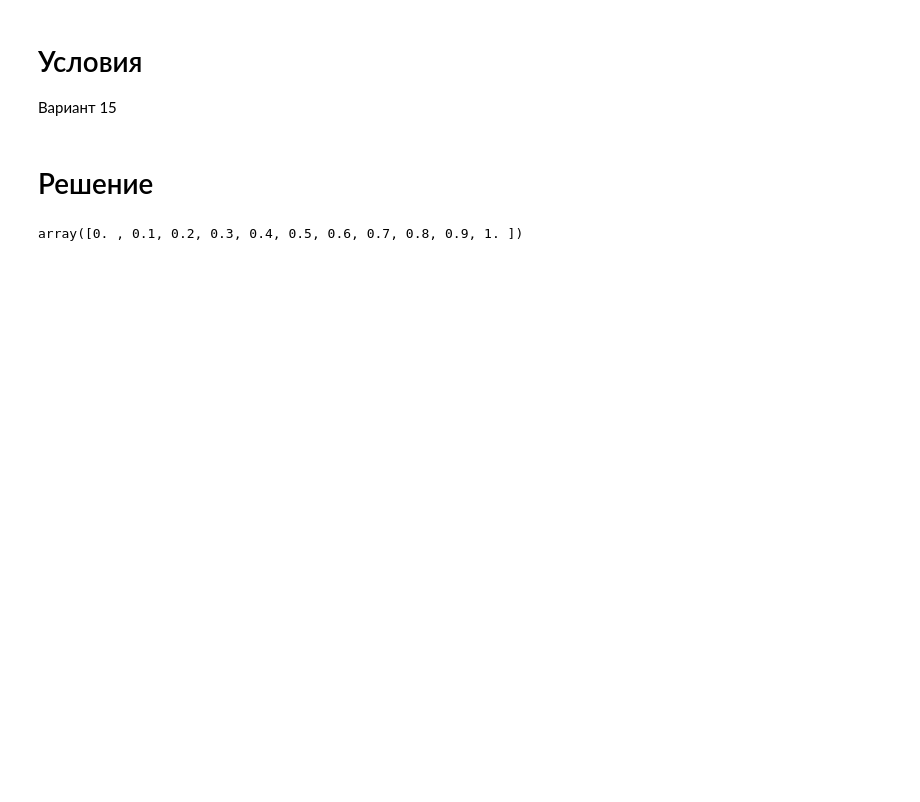
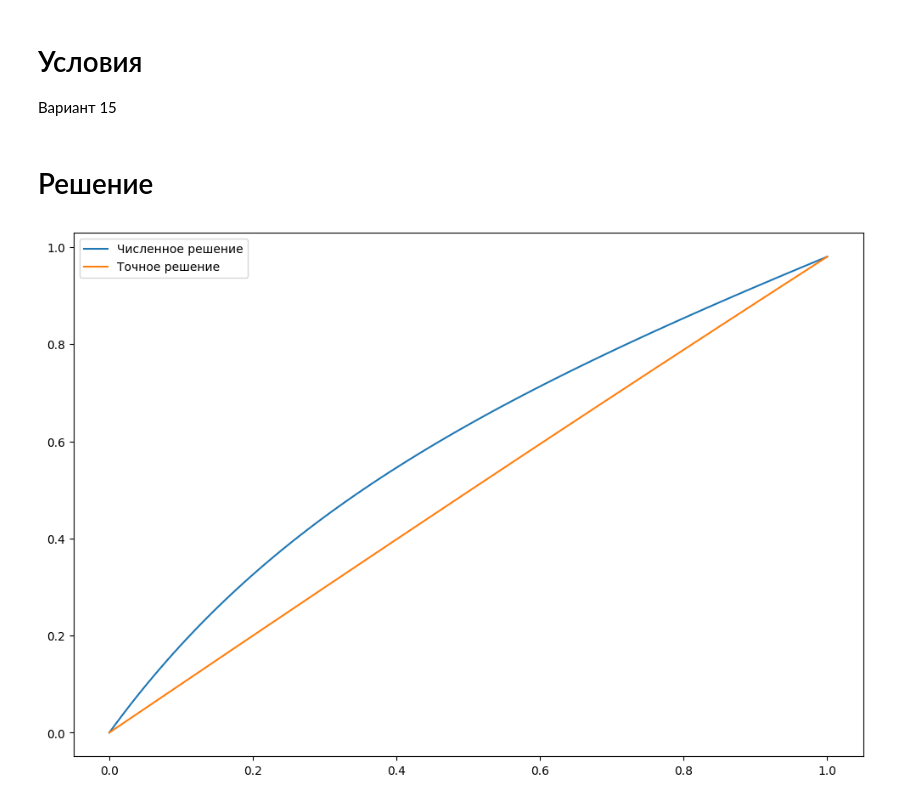
Before and after one commit to Jrol123/CalcMath, a Jupyter notebook: S6/lab2/main.ipynb, the cells around one changed output. Cells and saved outputs as stored; diff of their text form; code cells hidden in the pictures; blank space fills up the shorter version.

```diff
--- a/S6/lab2/main.ipynb
+++ b/S6/lab2/main.ipynb
@@ -41,16 +58,44 @@ gamma_n = 0.98025
 # %% [markdown]
 # Решение
 # %%
-N = 10
+N = 100
 h = 1 / N
 
-x_mass = np.linspace(0, 1, N + 1)
+X = np.linspace(0, 1, N + 1)
 A = np.zeros((N + 1, N + 1))
 b = np.zeros(N + 1)
-# %% [output]
-array([0. , 0.1, 0.2, 0.3, 0.4, 0.5, 0.6, 0.7, 0.8, 0.9, 1. ])
 # %%
 for i in range(1, N):
-    A[i][i - 1]
+    x = X[i]
+    A[i][i - 1] = a_i(x, h)
+    A[i][i] = b_i(x, h)
+    A[i][i + 1] = c_i(x, h)
+
+    b[i] = f(x)
-# %%
-A[0][0] =
+# %%
+A[0][0] = alpha_0
+A[0][1] = 0
+A[0][2] = 0
+
+A[N][N] = alpha_1
+A[N][N - 1] = 0
+A[N][N - 2] = 0
+
+b[0] = gamma_0
+
+b[N] = gamma_1
+# %%
+Y = solve(A, b)
+# %%
+plt.figure(figsize=(12, 8))
+
+plt.plot(X, Y, label='Численное решение')
+
+tmp = np.linspace(0, 1, 1000)
+plt.plot(tmp, prec(tmp), label='Точное решение')
+
+plt.legend()
+
+plt.show()
+# %% [output]
+[figure, added]
```
Also changed, not shown: parts of 4 cells of this notebook.
